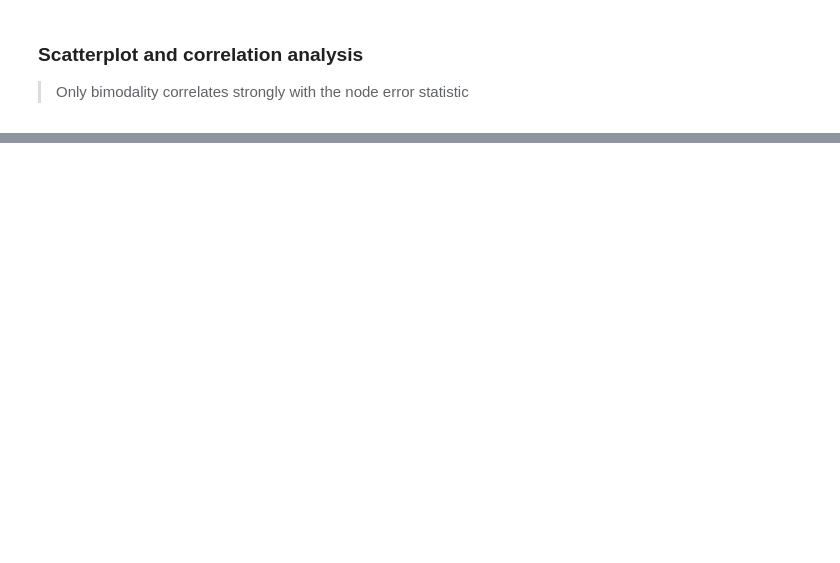
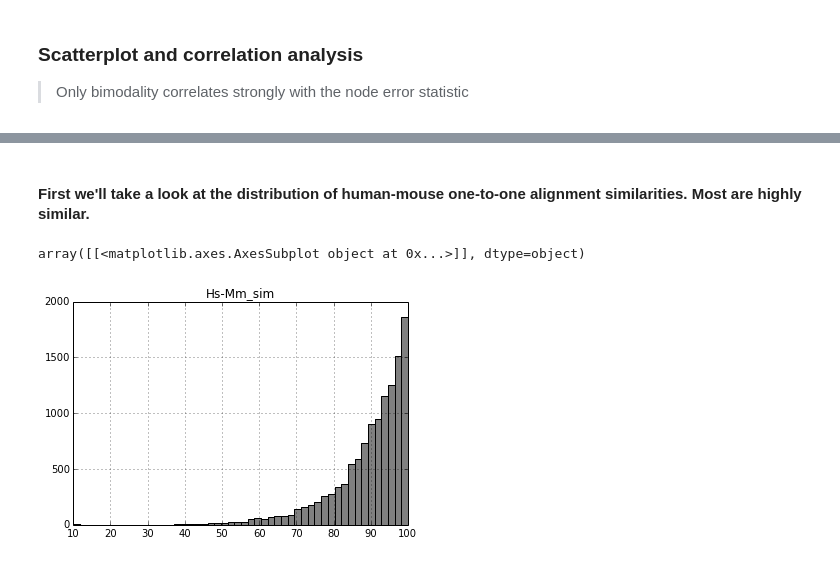
Before and after one commit to bliebeskind/Gene-Ages, a Jupyter notebook: Notebooks/errorCorrelation_plotting.ipynb, the cells around one changed output, grey strips where cells are left out. Saved outputs shown, nothing was run; the diff lists cells and outputs as text; code cells hidden in the pictures; blank space fills up the shorter version.

```diff
--- a/Notebooks/errorCorrelation_plotting.ipynb
+++ b/Notebooks/errorCorrelation_plotting.ipynb
@@ -16 +20,9 @@ numDomains = pd.read_csv("numDomains.csv",index_col=0,names=["numDomains"]).sort
+# %%
+# Protein lengths are from Uniprot proteome. Number of domains was inferred with hmmer. Similarities here are derived
+# from pairwise alignments (needleman-wunsch) between one-to-one human and mouse orthologs, defined by PhylomeDB.
+# We look atHuman-Yeast pairs below, but chose to use Mouse here because there are more one-to-ones.
+
+lengths = pd.read_csv("lengthMapping.csv",index_col=0,names=["protLength"]).sort_index()
+numDomains = pd.read_csv("numDomains.csv",index_col=0).sort_index()
+mouse_human = pd.read_csv("h-m_similarities.csv",index_col=0,names=["Hs-Mm_sim"]).sort_index()
 # %%
@@ -78,0 +129,7 @@ plt.ylabel("Spearman corr. coef.")
+# %% [markdown]
+#### First we'll take a look at the distribution of human-mouse one-to-one alignment similarities. Most are highly similar.
+# %%
+mouse_human.hist(bins=50,color='grey')
+# %% [output]
+array([[<matplotlib.axes.AxesSubplot object at 0x...>]], dtype=object)
+[figure, added]
```
Also changed, not shown: parts of 35 cells of this notebook.
